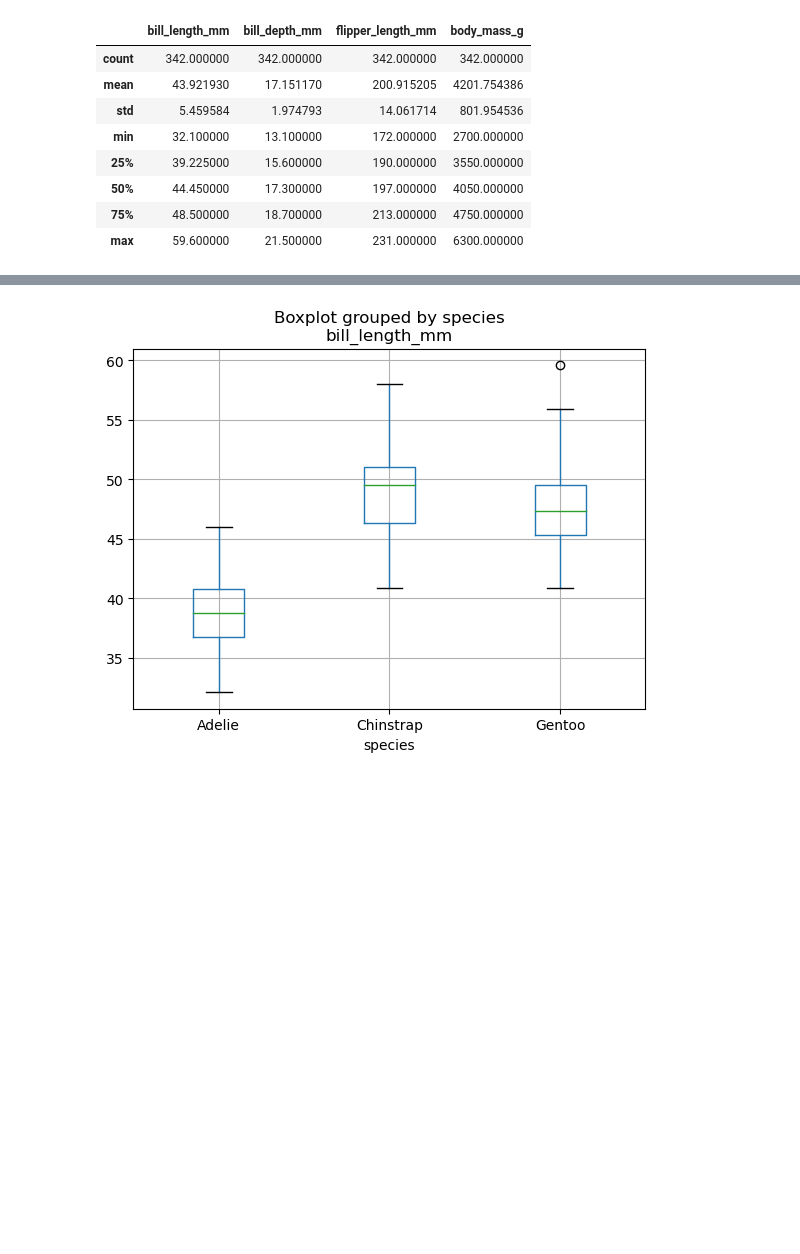
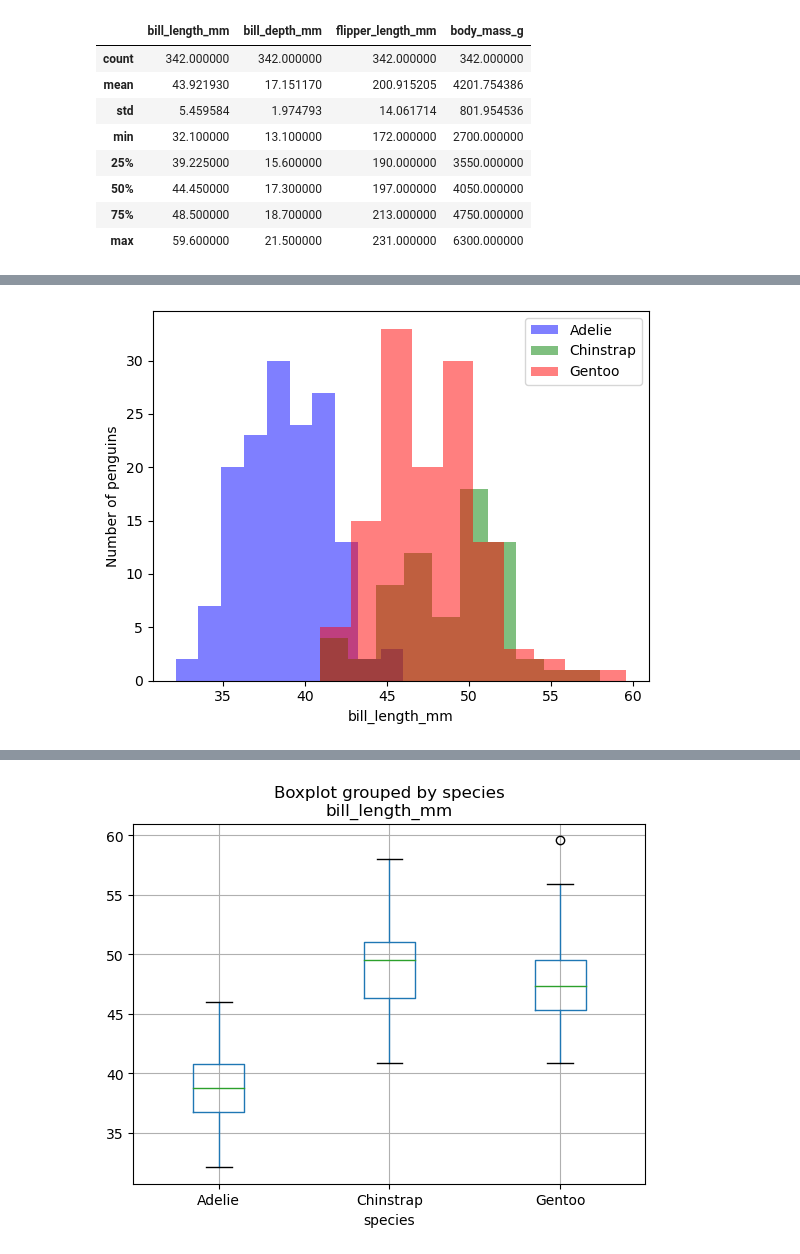
Before and after one commit to MikeCurleyCoosan/myproject, a Jupyter notebook: penguins.ipynb, the cells around one changed output, grey strips where cells are left out. Drawn from its saved outputs; the diff is of its cells as text; code cells hidden in the pictures; blank space fills up the shorter version.

Commit message:
Adding histogram for bill_lenght, bill_depht and project checklist

```diff
--- a/penguins.ipynb
+++ b/penguins.ipynb
@@ -115,0 +118,21 @@ hist = df.hist(column=['bill_length_mm'], by='species', bins=10, figsize=(10,10)
+# %%
+adelie = df[df.species == "Adelie"]
+chinstrap = df[df.species=='Chinstrap']
+Gentoo = df[df.species=='Gentoo']
+
+fig, ax = plt.subplots()
+
+variable = "bill_length_mm"
+
+ax.hist(adelie[variable], bins=10, label="Adelie", color="blue", alpha=0.5)
+ax.hist(chinstrap[variable], bins=10, label="Chinstrap", color="green", alpha=0.5)
+ax.hist(Gentoo[variable], bins=10, label="Gentoo", color="red", alpha=0.5)
+
+ax.set_xlabel(variable)
+ax.set_ylabel("Number of penguins")
+ax.legend()
+
+
+plt.show()
+# %% [output]
+[figure, added]
```
Also changed, not shown: parts of 4 cells of this notebook, 1 other file.
